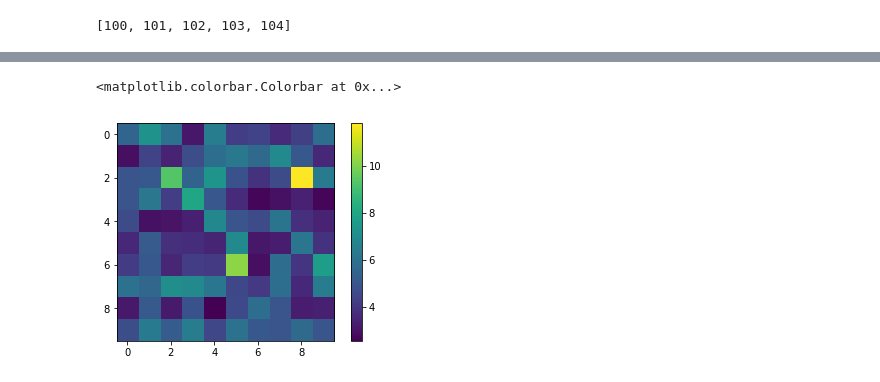
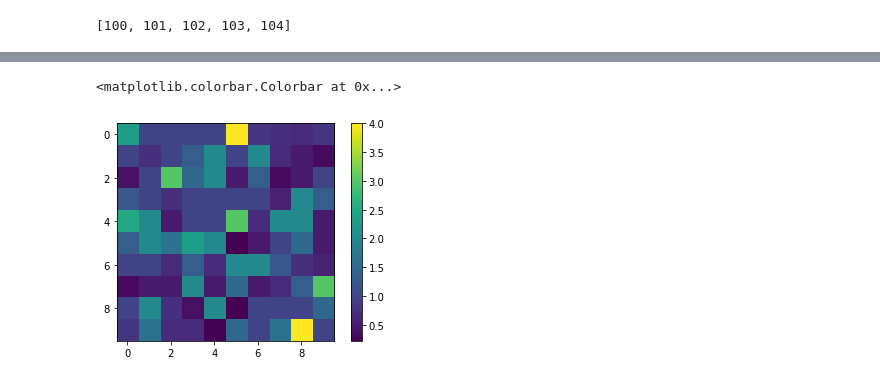
Before and after one commit to StevenSLXie/Taxi_passenger_matching_platform, a Jupyter notebook: cab_passenger_searching_system.ipynb, the cells around one changed output, grey strips where cells are left out. Saved outputs shown, nothing was run; the diff lists cells and outputs as text; code cells hidden in the pictures.

```diff
--- a/cab_passenger_searching_system.ipynb
+++ b/cab_passenger_searching_system.ipynb
@@ -7,8 +32,9 @@ import numpy as np
 from mesa.datacollection import DataCollector
 from operator import attrgetter
 
-N_driver = 1000
-N_passenger = 5000
+# define the number of passengers and drivers
+N_driver = 200
+N_passenger = 200
 # %%
 class PassengerModel(Agent):
     def __init__(self,unique_id, model):
@@ -48,22 +80,27 @@ class PassengerModel(Agent):
 class DriverModel(Agent):
     def __init__(self,unique_id, model):
         super().__init__(unique_id, model)
-        self.wealth = 0
+        self.wealth = 0  # accumulated earning
         self.state = 0   # 0: idle ; -1: occupied
         self.start_journey = 0
-        self.jobs_time = 0
+        self.jobs_time = 0 # accumuted number of jobs
+        self.passenger = None
 
     def step(self):
+        # if the taxi is in idle state, the driver looks for passengers
         if self.state == 0:
             self.find_passenger()
+        # otherwise it checks the drop-off timer
         else:
             self.drop_off_passenger()
 
-
+    # driver selects a passenger based on the ask_price; the higest one is selected
     def find_passenger(self):
+        # find passengers in the same block
         gridmates = self.model.grid.get_cell_list_contents([self.pos])
         if len(gridmates) > 1:
             passenger_list = [p for p in gridmates if p.unique_id <= N_passenger and p.state == 1]
+            # if the driver finds one passenger, it sets the related variables
             if len(passenger_list) >= 1:
                 selected_passenger = max(passenger_list, key=attrgetter('ask_price'))
                 self.wealth += selected_passenger.ask_price
@@ -71,11 +108,21 @@ class DriverModel(Agent):
                 selected_passenger.state = 2
                 selected_passenger.start_journey = self.model.time
                 self.start_journey = self.model.time
+                self.passenger = selected_passenger
+
+    def move(self):
+        # an agent can only go to the neighboring block in one step
+        possible_steps = self.model.grid.get_neighborhood(self.pos, moore=True,include_center=False)
+        new_position = random.choice(possible_steps)
+        self.model.grid.move_agent(self, new_position)
 
     def drop_off_passenger(self):
         if self.model.time - self.start_journey >= 10:
             self.state = 0
             self.jobs_time += 1
+            self.model.grid.move_agent(self.passenger, self.pos)
+        else:
+            self.move()
 # %%
 [i for i in range(100, 105)]
 # %% [output]
@@ -116,7 +165,7 @@ class GrabModel(Model):
         self.time += 1
 # %%
 model = GrabModel(10,10,N_driver,N_passenger)
-for i in range(100):
+for i in range(1000):
     model.step()
 # %%
 %matplotlib inline
@@ -160,12 +205,14 @@ plt.hist(agent_jobs_time)
 # %%
+driver_counts = np.zeros((model.grid.width,model.grid.height))
 ratio_counts = np.zeros((model.grid.width,model.grid.height))
 for cell in model.grid.coord_iter():
     cell_content, x, y = cell
     driver_count = len([a for a in cell_content if a.unique_id >= N_passenger])
+    driver_counts[x][y] = driver_count
     passenger_count = len([a for a in cell_content if a.unique_id <= N_passenger])
     ratio_counts[x][y] = (passenger_count+1)/(driver_count+1)  #avoid division by 0
 plt.imshow(ratio_counts, interpolation='nearest')
 plt.colorbar()
 # %% [output]
 <matplotlib.colorbar.Colorbar at 0x...>
-[figure, old version]
+[figure, new version]
```
Also changed, not shown: parts of 8 cells of this notebook.
